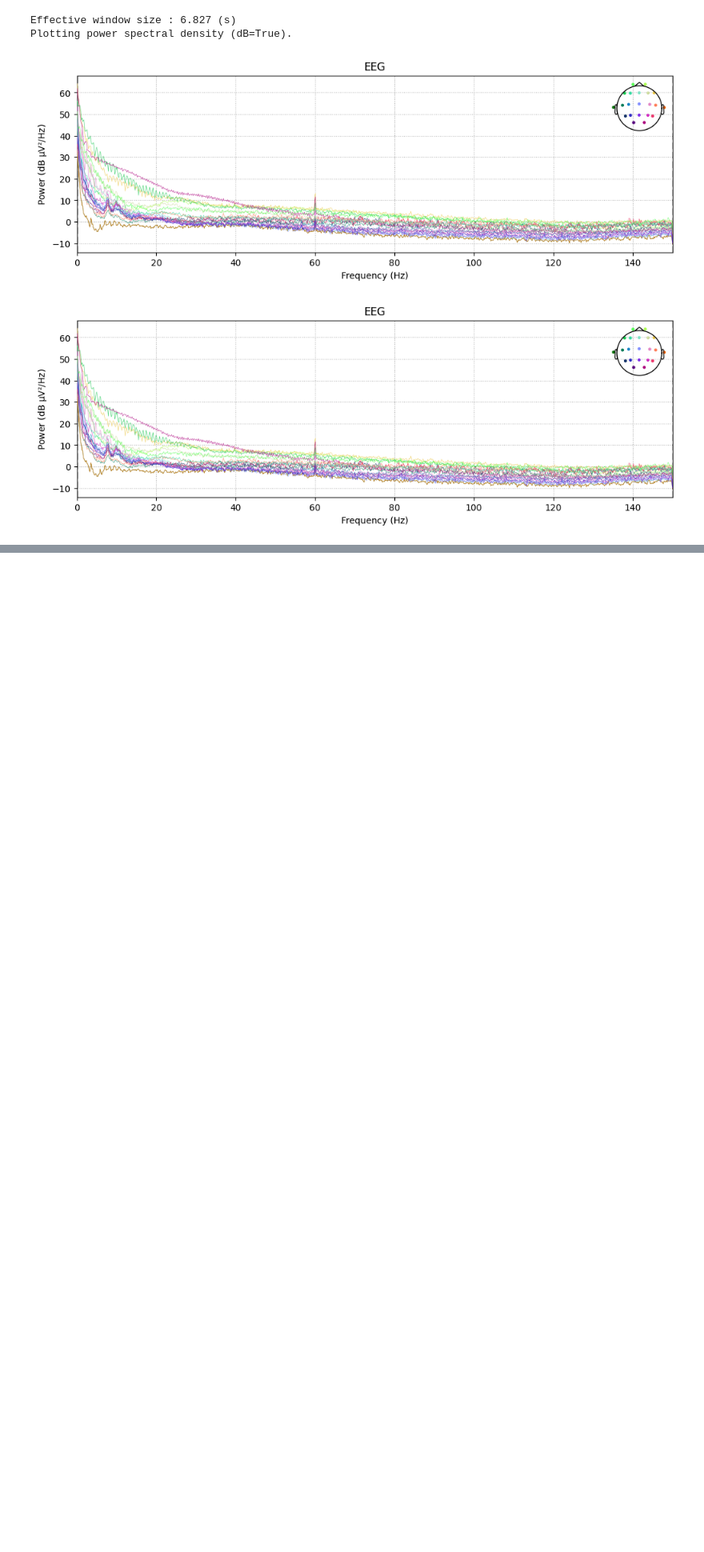
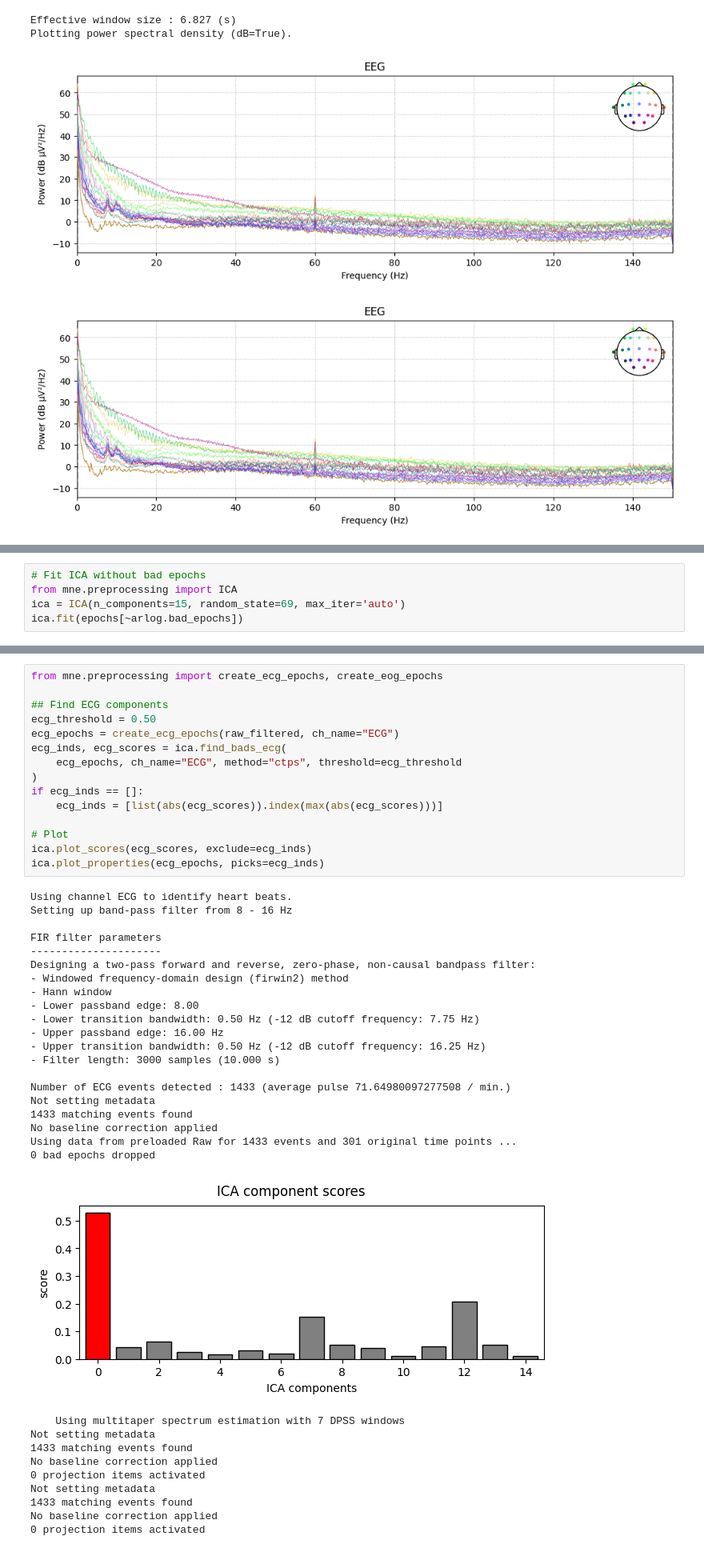
Before and after one commit to hyruuk/mushroom_hyperscanning, a Jupyter notebook: notebooks/clean_data.ipynb, the cells around one changed output, grey strips where cells are left out. Shown at 80% size. Drawn from its saved outputs; the diff is of its cells as text; blank space fills up the shorter version.

Commit message:
added preprocessing workflow to the notebook

```diff
--- a/notebooks/clean_data.ipynb
+++ b/notebooks/clean_data.ipynb
@@ -85,0 +109,5 @@ OSError: Too many noisy channels in the data to reliably perform RANSAC (only 1
+# %%
+# Fit ICA without bad epochs
+from mne.preprocessing import ICA
+ica = ICA(n_components=15, random_state=69, max_iter='auto')
+ica.fit(epochs[~arlog.bad_epochs])
@@ -85,0 +125,46 @@ OSError: Too many noisy channels in the data to reliably perform RANSAC (only 1
+# %%
+from mne.preprocessing import create_ecg_epochs, create_eog_epochs
+
+## Find ECG components
+ecg_threshold = 0.50
+ecg_epochs = create_ecg_epochs(raw_filtered, ch_name="ECG")
+ecg_inds, ecg_scores = ica.find_bads_ecg(
+    ecg_epochs, ch_name="ECG", method="ctps", threshold=ecg_threshold
+)
+if ecg_inds == []:
+    ecg_inds = [list(abs(ecg_scores)).index(max(abs(ecg_scores)))]
+
+# Plot
+ica.plot_scores(ecg_scores, exclude=ecg_inds)
+ica.plot_properties(ecg_epochs, picks=ecg_inds)
+# %% [output]
+Using channel ECG to identify heart beats.
+Setting up band-pass filter from 8 - 16 Hz
+
+FIR filter parameters
+---------------------
+Designing a two-pass forward and reverse, zero-phase, non-causal bandpass filter:
+- Windowed frequency-domain design (firwin2) method
+- Hann window
+- Lower passband edge: 8.00
+- Lower transition bandwidth: 0.50 Hz (-12 dB cutoff frequency: 7.75 Hz)
+- Upper passband edge: 16.00 Hz
+- Upper transition bandwidth: 0.50 Hz (-12 dB cutoff frequency: 16.25 Hz)
+- Filter length: 3000 samples (10.000 s)
+
+Number of ECG events detected : 1433 (average pulse 71.64980097277508 / min.)
+Not setting metadata
+1433 matching events found
+No baseline correction applied
+Using data from preloaded Raw for 1433 events and 301 original time points ...
+0 bad epochs dropped
+[figure, added]
+    Using multitaper spectrum estimation with 7 DPSS windows
+Not setting metadata
+1433 matching events found
+No baseline correction applied
+0 projection items activated
+Not setting metadata
+1433 matching events found
+No baseline correction applied
+0 projection items activated
```
Also changed, not shown: parts of 9 cells of this notebook.
